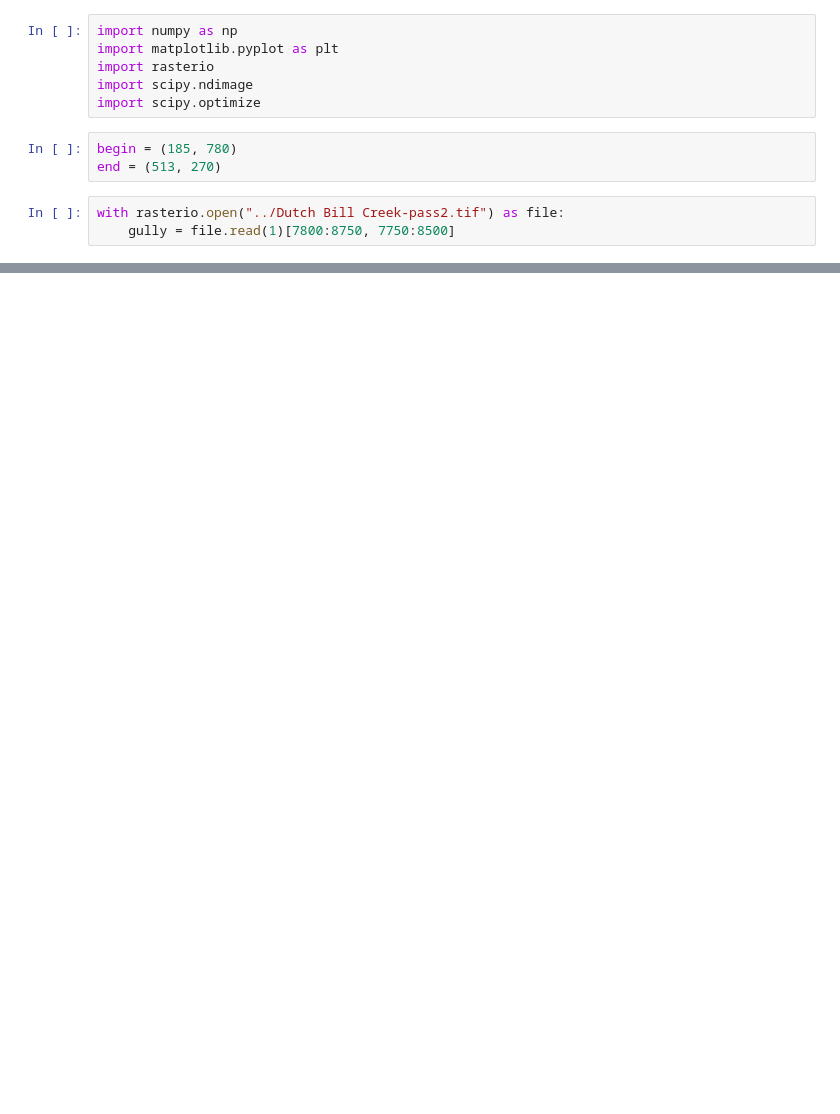
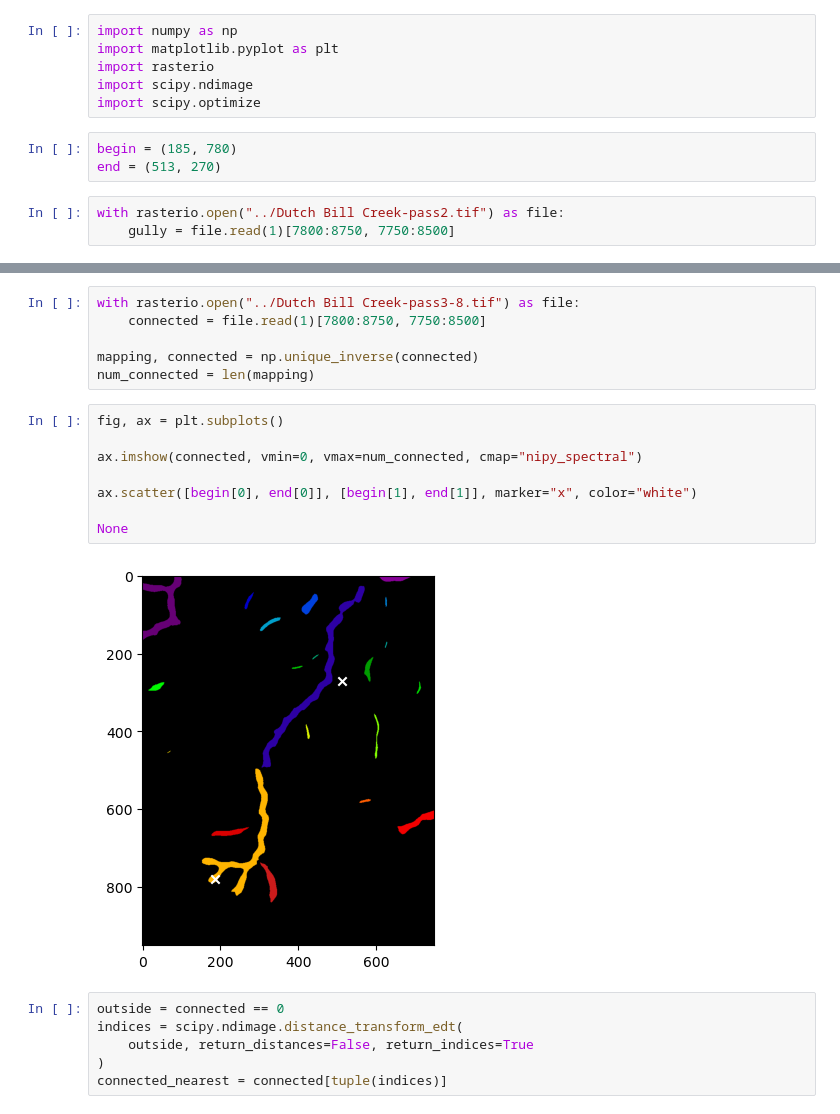
Before and after one commit to dsi-rse/gully-map, a Jupyter notebook: notebooks/elevation-along-gully.ipynb, the cells around one changed output, grey strips where cells are left out. Drawn from its saved outputs; the diff is of its cells as text; blank space fills up the shorter version.

```diff
--- a/notebooks/elevation-along-gully.ipynb
+++ b/notebooks/elevation-along-gully.ipynb
@@ -74,0 +13,22 @@ result
+# %%
+with rasterio.open("../Dutch Bill Creek-pass3-8.tif") as file:
+    connected = file.read(1)[7800:8750, 7750:8500]
+
+mapping, connected = np.unique_inverse(connected)
+num_connected = len(mapping)
+# %%
+fig, ax = plt.subplots()
+
+ax.imshow(connected, vmin=0, vmax=num_connected, cmap="nipy_spectral")
+
+ax.scatter([begin[0], end[0]], [begin[1], end[1]], marker="x", color="white")
+
+None
+# %% [output]
+[figure, added]
+# %%
+outside = connected == 0
+indices = scipy.ndimage.distance_transform_edt(
+    outside, return_distances=False, return_indices=True
+)
+connected_nearest = connected[tuple(indices)]
```
Also changed, not shown: parts of 4 cells of this notebook.
